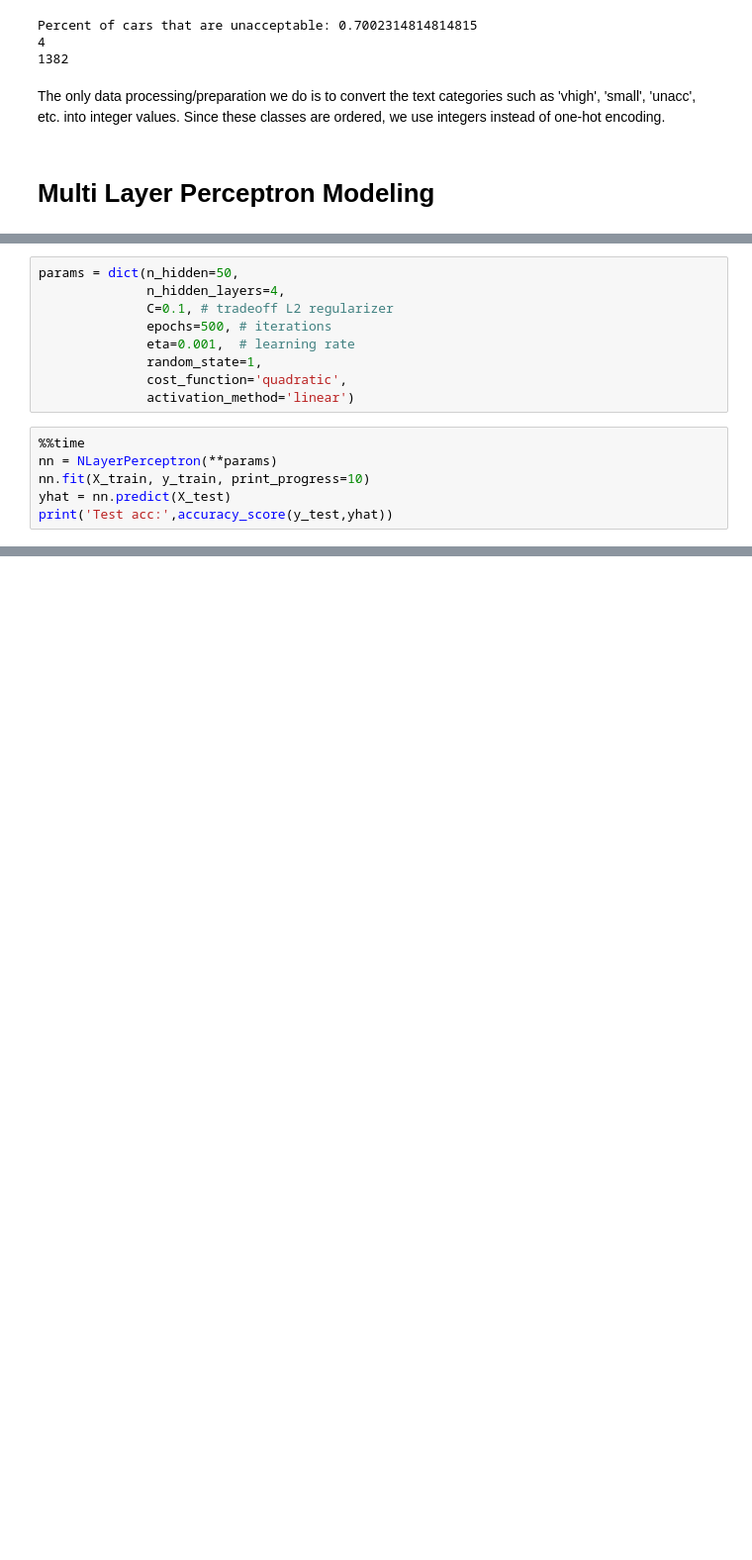
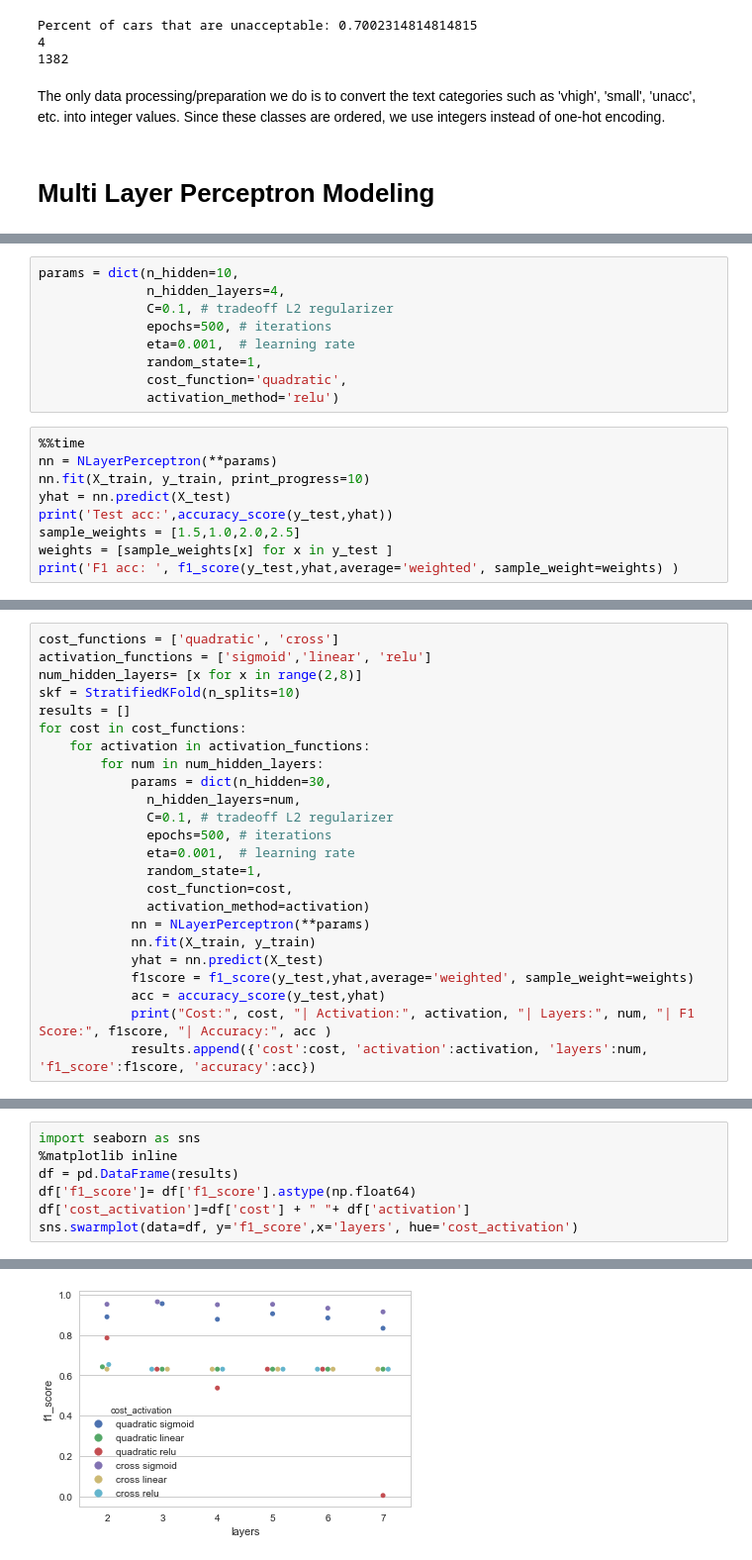
Before and after one commit to popov95s/CSE5324-Labs, a Jupyter notebook: lab-four/Tyler Notebook.ipynb, the cells around one changed output, grey strips where cells are left out. Shown at 99% size. Cells and saved outputs as stored; diff of their text form; blank space fills up the shorter version.

Commit message:
Hyper-parameter tuning and gradient visualization

```diff
--- a/lab-four/Tyler Notebook.ipynb
+++ b/lab-four/Tyler Notebook.ipynb
@@ -295,18 +337,21 @@ class NLayerPerceptron(object):
 
         return self
 # %%
-params = dict(n_hidden=50,
+params = dict(n_hidden=10,
               n_hidden_layers=4,
               C=0.1, # tradeoff L2 regularizer
               epochs=500, # iterations
               eta=0.001,  # learning rate
               random_state=1,
               cost_function='quadratic',
-              activation_method='linear')
+              activation_method='relu')
 # %%
 %%time
 nn = NLayerPerceptron(**params)
 nn.fit(X_train, y_train, print_progress=10)
 yhat = nn.predict(X_test)
 print('Test acc:',accuracy_score(y_test,yhat))
+sample_weights = [1.5,1.0,2.0,2.5]
+weights = [sample_weights[x] for x in y_test ]
+print('F1 acc: ', f1_score(y_test,yhat,average='weighted', sample_weight=weights) )
 # %% [output]
@@ -316,0 +366,24 @@ Wall time: 1.73 s
+# %%
+cost_functions = ['quadratic', 'cross']
+activation_functions = ['sigmoid','linear', 'relu']
+num_hidden_layers= [x for x in range(2,8)]
+skf = StratifiedKFold(n_splits=10)
+results = []
+for cost in cost_functions:
+    for activation in activation_functions:
+        for num in num_hidden_layers:
+            params = dict(n_hidden=30,
+              n_hidden_layers=num,
+              C=0.1, # tradeoff L2 regularizer
+              epochs=500, # iterations
+              eta=0.001,  # learning rate
+              random_state=1,
+              cost_function=cost,
+              activation_method=activation)
+            nn = NLayerPerceptron(**params)
+            nn.fit(X_train, y_train)
+            yhat = nn.predict(X_test)
+            f1score = f1_score(y_test,yhat,average='weighted', sample_weight=weights)
+            acc = accuracy_score(y_test,yhat)
+            print("Cost:", cost, "| Activation:", activation, "| Layers:", num, "| F1 Score:", f1score, "| Accuracy:", acc )
+            results.append({'cost':cost, 'activation':activation, 'layers':num, 'f1_score':f1score, 'accuracy':acc})
@@ -316,0 +408,8 @@ Wall time: 1.73 s
+# %%
+import seaborn as sns
+%matplotlib inline
+df = pd.DataFrame(results)
+df['f1_score']= df['f1_score'].astype(np.float64)
+df['cost_activation']=df['cost'] + " "+ df['activation']
+sns.swarmplot(data=df, y='f1_score',x='layers', hue='cost_activation')
+# %% [output]
@@ -316,0 +417 @@ Wall time: 1.73 s
+[figure, added]
```
Also changed, not shown: parts of 13 cells of this notebook.
